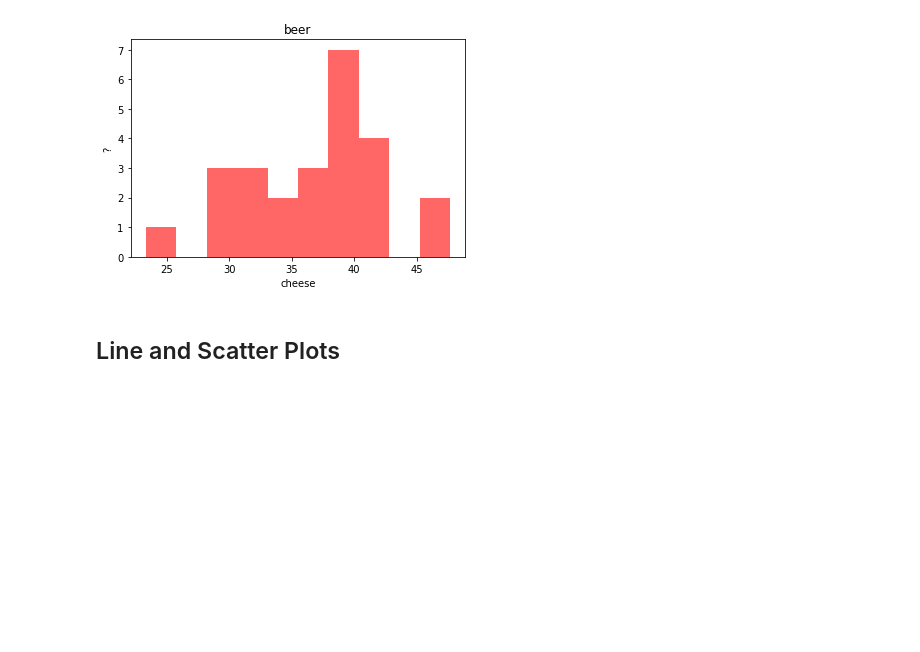
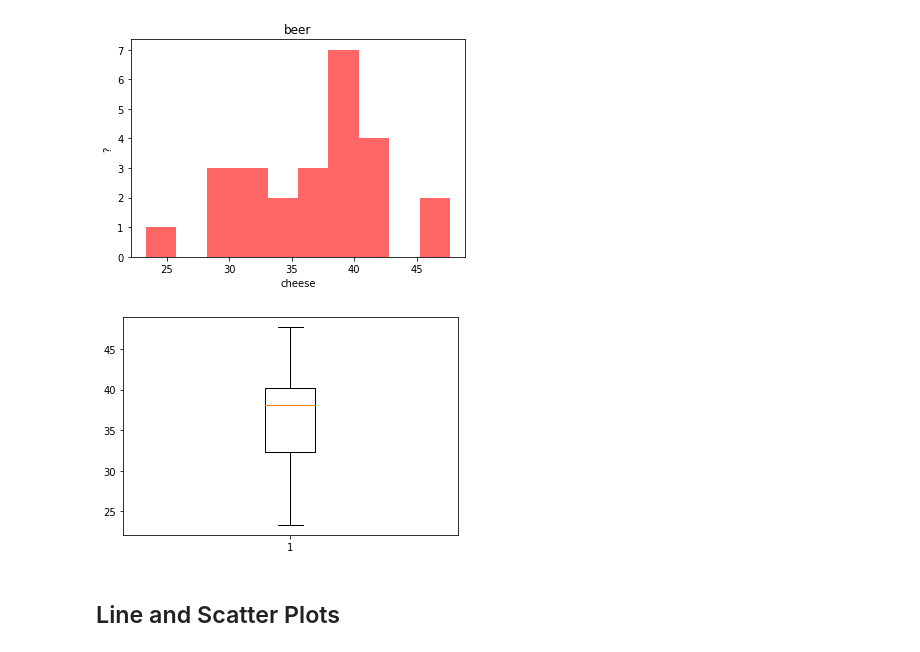
Before and after one commit to pasco27/matplotlib_homework, a Jupyter notebook: pymaceuticals_pascarella1.ipynb, the cells around one changed output. Drawn from its saved outputs; the diff is of its cells as text; code cells hidden in the pictures; blank space fills up the shorter version.

```diff
--- a/pymaceuticals_pascarella1.ipynb
+++ b/pymaceuticals_pascarella1.ipynb
@@ -444,17 +516,21 @@ plt.show()
 # %%
 # Generate a box plot of the final tumor volume of each mouse across four regimens of interest
 
 
+plt.boxplot(tumor_size_capomulin)
 
+plt.show()
 
 # temperatures = temp_df['HourlyDryBulbTemperature']
 
 # plt.figure(figsize=(10,5))
 # plt.title('IQR of Mouse Tumore Volume')
 # plt.ylabel('Tumor Volume (mm3)')
 
 # plt.boxplot(temperatures)
 # plt.show()
+# %% [output]
+[figure, added]
 # %% [markdown]
 ## Line and Scatter Plots
 # %%
```
Also changed, not shown: parts of 10 cells of this notebook.
